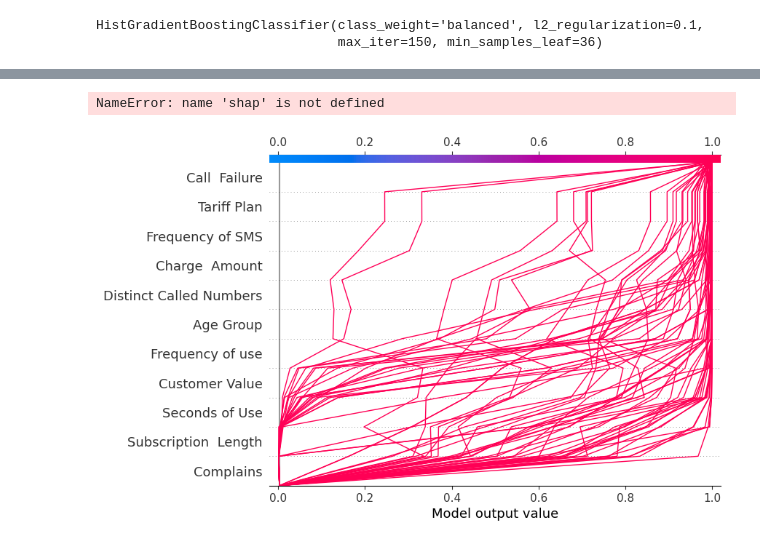
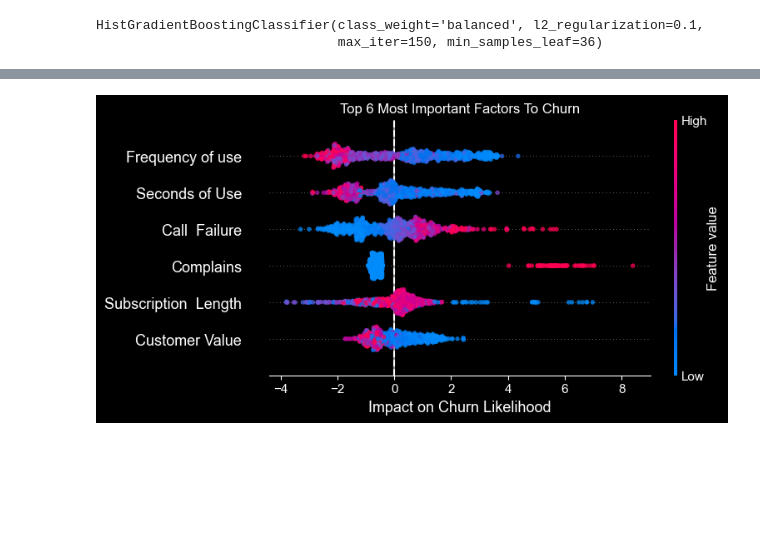
Before and after one commit to MathiasVanPatten/iranian_churn_tele, a Jupyter notebook: readme_plot_maker.ipynb, the cells around one changed output, grey strips where cells are left out. Saved outputs shown, nothing was run; the diff lists cells and outputs as text; code cells hidden in the pictures; blank space fills up the shorter version.

```diff
--- a/readme_plot_maker.ipynb
+++ b/readme_plot_maker.ipynb
@@ -22,3 +3,22 @@ import shap
+# %%
+import pandas as pd
+import matplotlib.pyplot as plt
+from sklearn.ensemble import HistGradientBoostingClassifier
+from sklearn.model_selection import train_test_split
+import numpy as np
+import matplotlib.pyplot as plt
+import shap
+import seaborn as sns
+if True:
+    custom_style = {'axes.labelcolor': 'white',
+                'xtick.color': 'white',
+                'ytick.color': 'white'}
+    sns.set_style("darkgrid", rc=custom_style)
+    plt.style.use("dark_background")
+    I_like_dark_mode_plots = True
+my_blue = '#2B59C3'
+my_green = '#63C132'
+my_red = '#DA2C38'
 # %%
 df = pd.read_csv("data/Customer Churn.csv", delimiter=",")
 cont_keys = ['Call  Failure', 'Seconds of Use' , 'Frequency of use', 'Frequency of SMS', 'Distinct Called Numbers', 'Customer Value', 'Subscription  Length']
@@ -55,29 +43,0 @@ shap.plots.scatter(shap_values[:, shap_values.abs.mean(0).argsort[-1]])
-# %%
-def model_wrapper(X):
-    return final_model.predict(X)
-
-explainer = shap.TreeExplainer(final_model)
-shap_values_neg = explainer(Xtest.iloc[Ytest==0,:])
-shap_values_pos = explainer(Xtest.iloc[Ytest==1,:])
-fig, ax = plt.subplots()
-
-shap.plots.bar(shap_values_neg, show=False, ax =ax)
-plot_set = dict(
-    title = 'No Churn Importance',
-    xlabel = 'Relative Importance'
-)
-ax.set(**plot_set)
-
-plt.show()
-
-shap.plots.bar(shap_values_pos)
-# %% [output]
-NameError: name 'shap' is not defined
-# %%
-expected_value = explainer.expected_value
-y_pred = final_model.predict_proba(Xtest)[:,1]  # Get predictions on the probability scale.
-T = Xtest[(y_pred >= 0.98)]
-sh = explainer.shap_values(T)
-shap.decision_plot(expected_value, sh, T, feature_order="hclust", link='logit')
-# %% [output]
-[figure, removed]
@@ -92,0 +44,10 @@ shap.summary_plot(shap_values_neg, )
+# %%
+shap.summary_plot(shap_values, Xtest, color="coolwarm", alpha=0.75, max_display=6, show=False)
+plt.gca().set_title('Top 6 Most Important Factors To Churn', color='white')
+plt.gca().set_xlabel('Impact on Churn Likelihood', color='white')
+plt.gca().tick_params(axis='both', colors='white')
+plt.gca().grid(False)  # Remove grid lines
+plt.axvline(x=0, color='white', linestyle='--')  # White dashed line at x=0
+plt.show()
+# %% [output]
+[figure, added]
```
Also changed, not shown: parts of 6 cells of this notebook, 3 other files.
